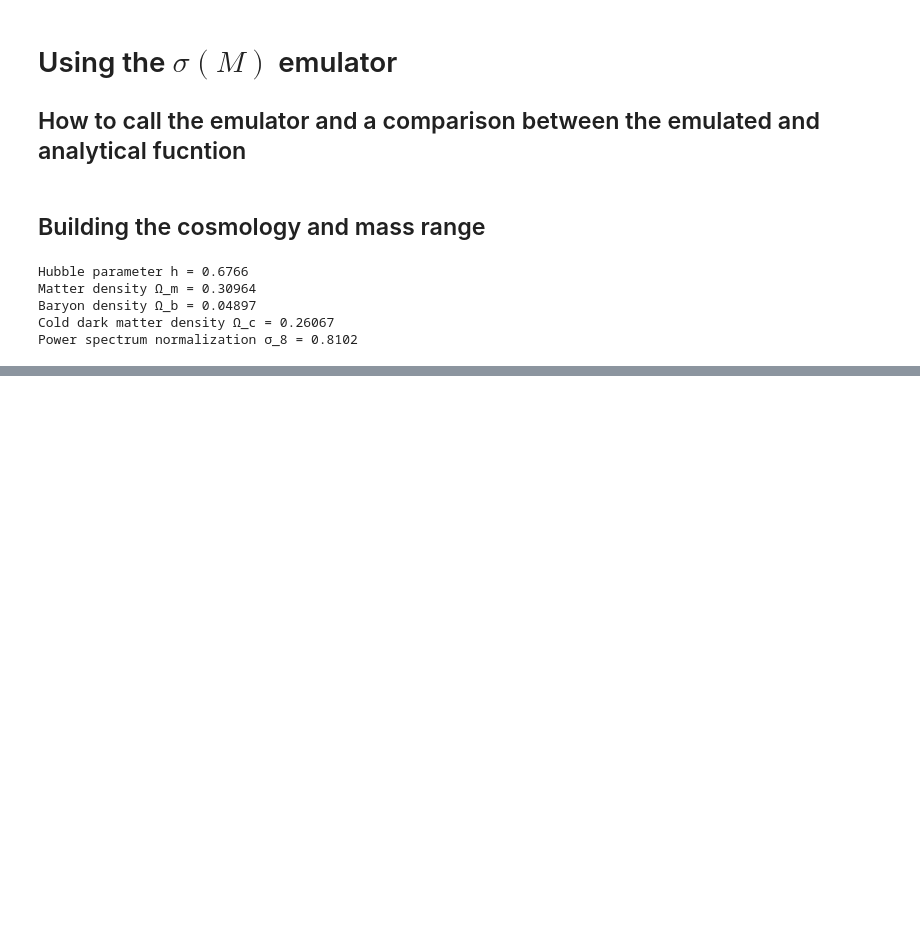
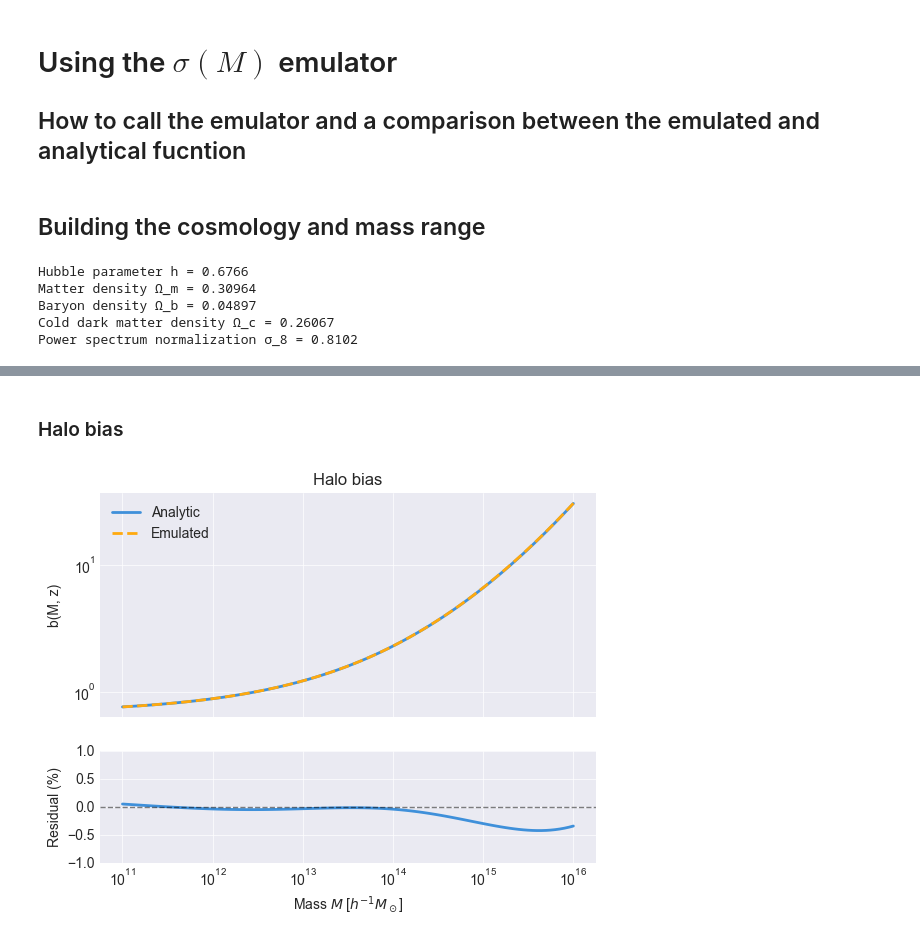
Before and after one commit to fkeruzore/halox, a Jupyter notebook: notebooks/using_the_emulator.ipynb, the cells around one changed output, grey strips where cells are left out. Drawn from its saved outputs; the diff is of its cells as text; code cells hidden in the pictures; blank space fills up the shorter version.

```diff
--- a/notebooks/using_the_emulator.ipynb
+++ b/notebooks/using_the_emulator.ipynb
@@ -143,0 +120,30 @@ fig2.tight_layout()
+# %% [markdown]
+### Halo bias
+# %%
+hbias = bias.tinker10_bias(M, z, cosmo, delta_c)
+hbias_emu = bias.tinker10_bias(M, z, cosmo, delta_c, emu=emu)
+
+fig, axs = plt.subplots(
+    2, 1, sharex=True, gridspec_kw={"height_ratios": [2, 1]}
+)
+
+axs[0].set_title("Halo bias")
+axs[0].set_ylabel(r"b(M, z)")
+axs[0].set_xscale("log")
+axs[0].set_yscale("log")
+axs[0].plot(M, hbias, ls="-", lw=2, label="Analytic")
+axs[0].plot(M, hbias_emu, ls="--", lw=2, label="Emulated")
+axs[0].legend()
+
+axs[1].plot(M, ((hbias / hbias_emu) - 1) * 100, lw=2)
+axs[1].axhline(0.0, color="k", linestyle="--", alpha=0.5)
+axs[1].set_ylim(-1, 1)
+axs[1].set_xlabel(r"Mass $M$ [$h^{-1} M_\odot$]")
+axs[1].set_ylabel("Residual (%)")
+axs[1].set_xscale("log")
+
+for ax in axs:
+    ax.grid(True, alpha=1.0)
+fig.align_ylabels(axs)
+# %% [output]
+[figure, added]
```
Also changed, not shown: parts of 11 cells of this notebook.
